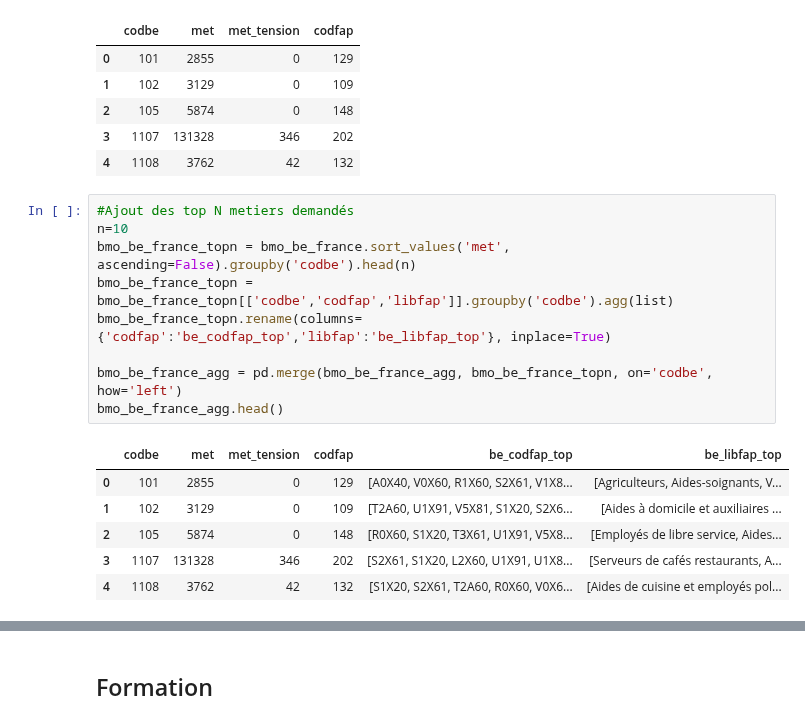
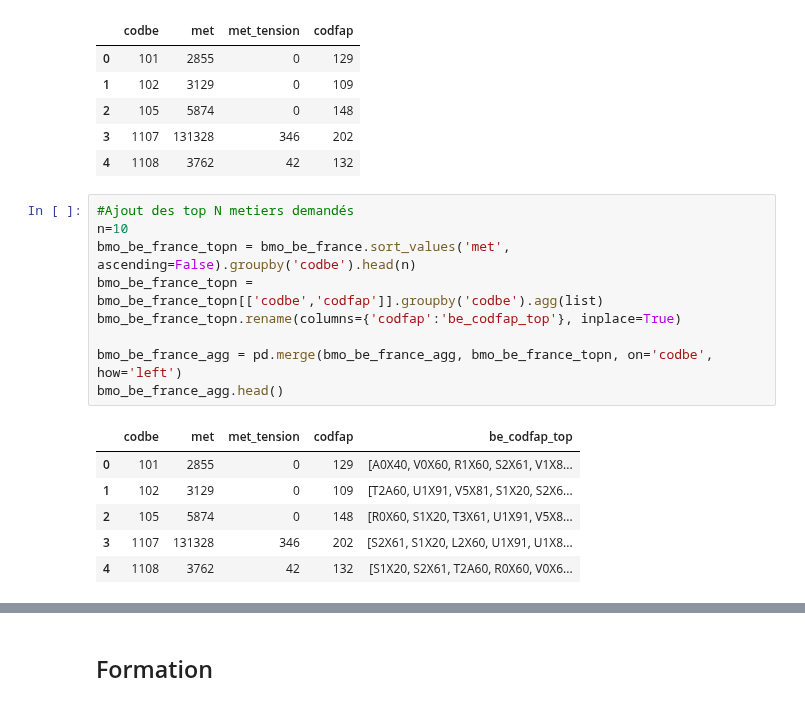
Before and after one commit to dataforgoodfr/13_odis, a Jupyter notebook: eda/notebooks/jacques-april-2025.ipynb, the cells around one changed output, grey strips where cells are left out. Saved outputs shown, nothing was run; the diff lists cells and outputs as text.

```diff
--- a/eda/notebooks/jacques-april-2025.ipynb
+++ b/eda/notebooks/jacques-april-2025.ipynb
@@ -306,19 +306,19 @@ bmo_be_france_agg.head()
 # %%
 #Ajout des top N metiers demandés
 n=10
 bmo_be_france_topn = bmo_be_france.sort_values('met', ascending=False).groupby('codbe').head(n)
-bmo_be_france_topn = bmo_be_france_topn[['codbe','codfap','libfap']].groupby('codbe').agg(list)
-bmo_be_france_topn.rename(columns={'codfap':'be_codfap_top','libfap':'be_libfap_top'}, inplace=True)
+bmo_be_france_topn = bmo_be_france_topn[['codbe','codfap']].groupby('codbe').agg(list)
+bmo_be_france_topn.rename(columns={'codfap':'be_codfap_top'}, inplace=True)
 
 bmo_be_france_agg = pd.merge(bmo_be_france_agg, bmo_be_france_topn, on='codbe', how='left')
 bmo_be_france_agg.head()
 # %% [output]
-|  | codbe | met | met_tension | codfap | be_codfap_top | be_libfap_top |
-| 0 | 101 | 2855 | 0 | 129 | [A0X40, V0X60, R1X60, S2X61, V1X8... | [Agriculteurs, Aides-soignants, V... |
-| 1 | 102 | 3129 | 0 | 109 | [T2A60, U1X91, V5X81, S1X20, S2X6... | [Aides à domicile et auxiliaires ... |
-| 2 | 105 | 5874 | 0 | 148 | [R0X60, S1X20, T3X61, U1X91, V5X8... | [Employés de libre service, Aides... |
-| 3 | 1107 | 131328 | 346 | 202 | [S2X61, S1X20, L2X60, U1X91, U1X8... | [Serveurs de cafés restaurants, A... |
-| 4 | 1108 | 3762 | 42 | 132 | [S1X20, S2X61, T2A60, R0X60, V0X6... | [Aides de cuisine et employés pol... |
+|  | codbe | met | met_tension | codfap | be_codfap_top |
+| 0 | 101 | 2855 | 0 | 129 | [A0X40, V0X60, R1X60, S2X61, V1X8... |
+| 1 | 102 | 3129 | 0 | 109 | [T2A60, U1X91, V5X81, S1X20, S2X6... |
+| 2 | 105 | 5874 | 0 | 148 | [R0X60, S1X20, T3X61, U1X91, V5X8... |
+| 3 | 1107 | 131328 | 346 | 202 | [S2X61, S1X20, L2X60, U1X91, U1X8... |
+| 4 | 1108 | 3762 | 42 | 132 | [S1X20, S2X61, T2A60, R0X60, V0X6... |
 # %%
 #Ajout de la population du bassin d'emploi
 bmo_be_france_agg = bmo_be_france_agg.merge(pop_be, on='codbe', how='left')
```
Also changed, not shown: parts of 4 cells of this notebook, 3 other files.
